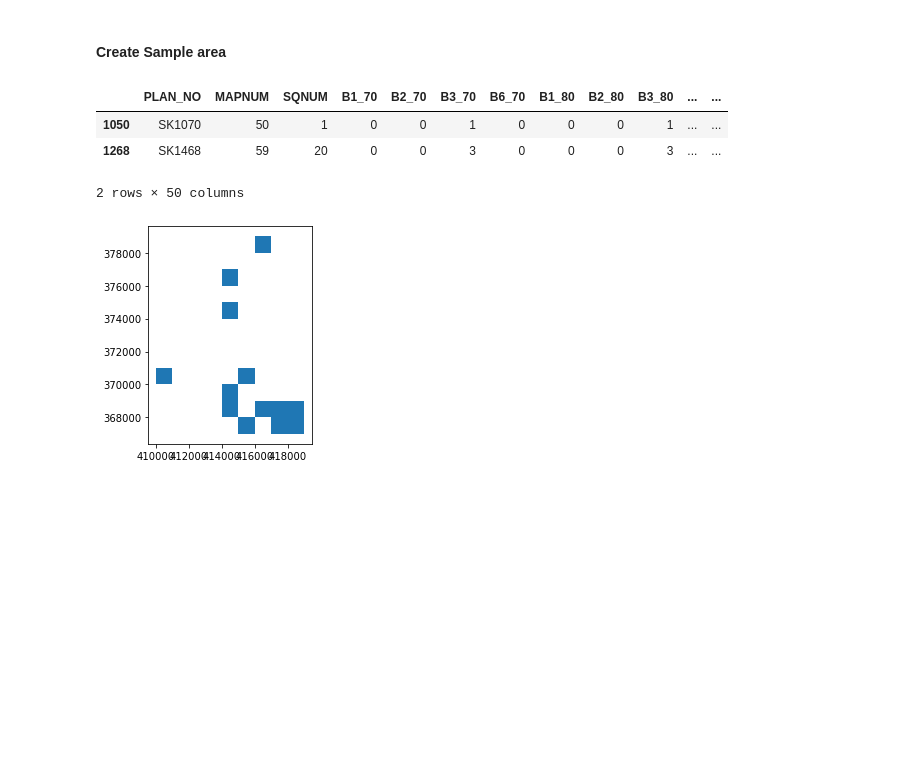
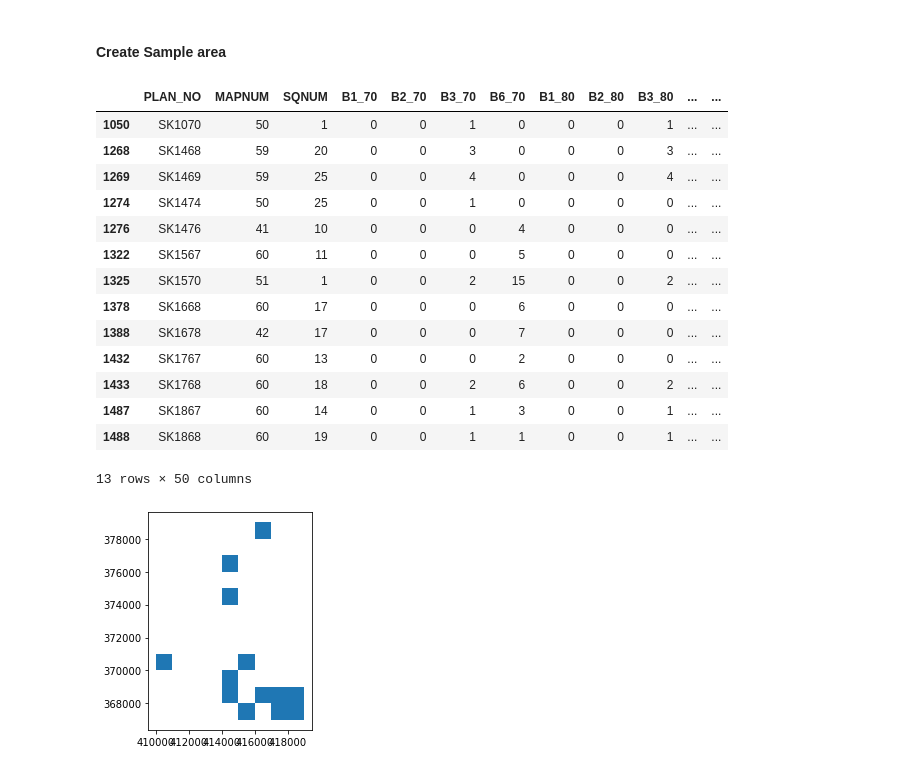
Before and after one commit to pdnpa/cnn-boundaries, a Jupyter notebook: notebooks/create-annotation-data.ipynb, the cells around one changed output. Cells and saved outputs as stored; diff of their text form; code cells hidden in the pictures; blank space fills up the shorter version.

```diff
--- a/notebooks/create-annotation-data.ipynb
+++ b/notebooks/create-annotation-data.ipynb
@@ -93,14 +94,25 @@ print(len(tile_num))
 # %%
 # A3_80 = Walls 5 highest area of lost between 1970 & 1980 coco & chosen area near Sheldon
 # added extra data (formely site 2)
 sheldon = ['SK1768', 'SK1868', 'SK1767', 'SK1867', 'SK1668', 'SK1567','SK1668','SK1468','SK1469']
 site = lcg_wp.loc[(lcg_wp['PLAN_NO'].isin(sheldon)) | (lcg_wp['A3_80'] > 25)]
-site.head(2)
+site.head(20)
 # %% [output]
 |  | PLAN_NO | MAPNUM | SQNUM | B1_70 | B2_70 | B3_70 | B6_70 | B1_80 | B2_80 | B3_80 | ... | ... |
 | 1050 | SK1070 | 50 | 1 | 0 | 0 | 1 | 0 | 0 | 0 | 1 | ... | ... |
 | 1268 | SK1468 | 59 | 20 | 0 | 0 | 3 | 0 | 0 | 0 | 3 | ... | ... |
+| 1269 | SK1469 | 59 | 25 | 0 | 0 | 4 | 0 | 0 | 0 | 4 | ... | ... |
+| 1274 | SK1474 | 50 | 25 | 0 | 0 | 1 | 0 | 0 | 0 | 0 | ... | ... |
+| 1276 | SK1476 | 41 | 10 | 0 | 0 | 0 | 4 | 0 | 0 | 0 | ... | ... |
+| 1322 | SK1567 | 60 | 11 | 0 | 0 | 0 | 5 | 0 | 0 | 0 | ... | ... |
+| 1325 | SK1570 | 51 | 1 | 0 | 0 | 2 | 15 | 0 | 0 | 2 | ... | ... |
+| 1378 | SK1668 | 60 | 17 | 0 | 0 | 0 | 6 | 0 | 0 | 0 | ... | ... |
+| 1388 | SK1678 | 42 | 17 | 0 | 0 | 0 | 7 | 0 | 0 | 0 | ... | ... |
+| 1432 | SK1767 | 60 | 13 | 0 | 0 | 0 | 2 | 0 | 0 | 0 | ... | ... |
+| 1433 | SK1768 | 60 | 18 | 0 | 0 | 2 | 6 | 0 | 0 | 2 | ... | ... |
+| 1487 | SK1867 | 60 | 14 | 0 | 0 | 1 | 3 | 0 | 0 | 1 | ... | ... |
+| 1488 | SK1868 | 60 | 19 | 0 | 0 | 1 | 1 | 0 | 0 | 1 | ... | ... |
-2 rows × 50 columns
+13 rows × 50 columns
 # %%
 # take look
 site.plot(figsize=(4,4))
```
Also changed, not shown: parts of 4 cells of this notebook, 14 other files.
